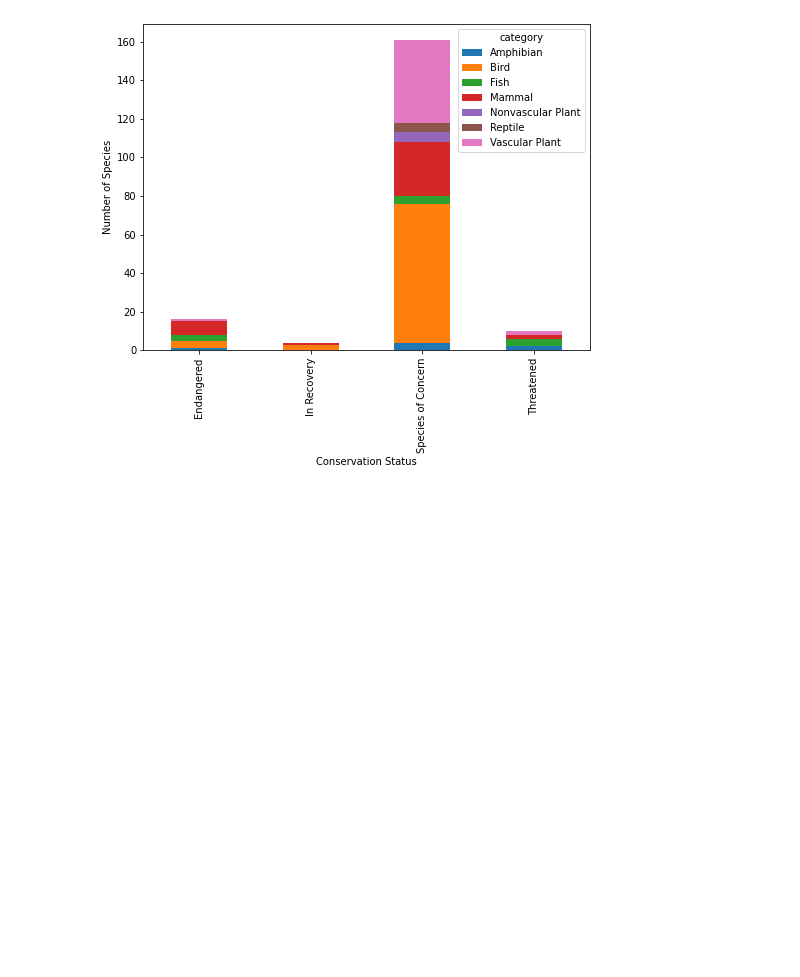
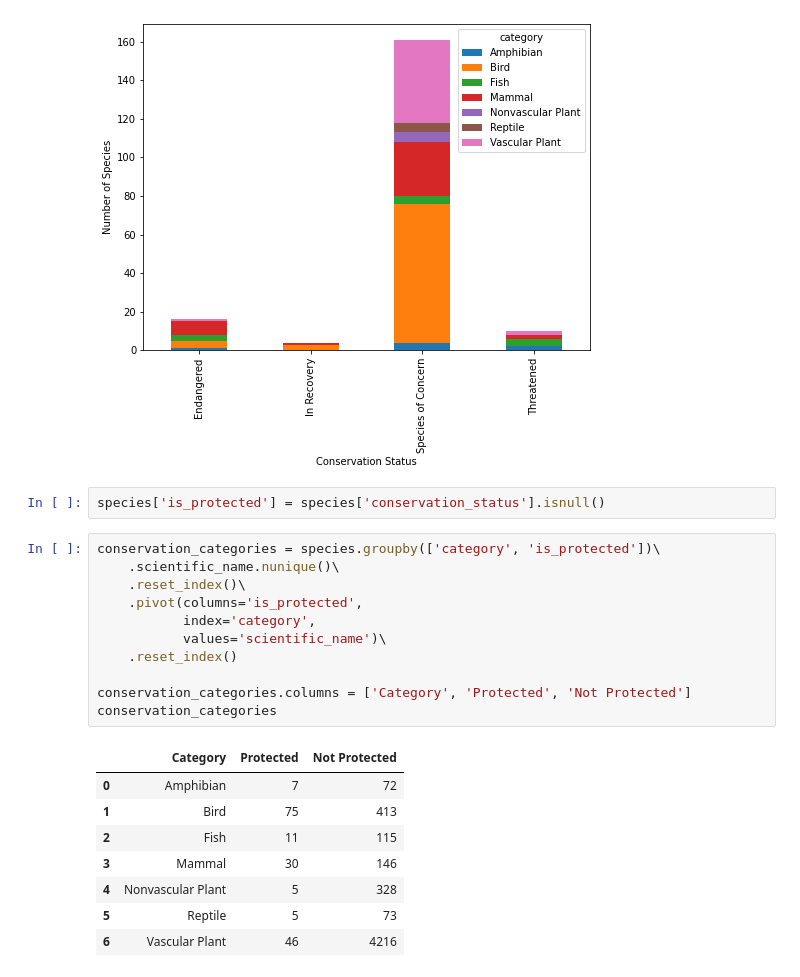
Before and after one commit to roberthallds/national-park-biodiversity, a Jupyter notebook: project.ipynb, the cells around one changed output. Drawn from its saved outputs; the diff is of its cells as text; blank space fills up the shorter version.

```diff
--- a/project.ipynb
+++ b/project.ipynb
@@ -100,3 +100,25 @@ ax.set_ylabel('Number of Species')
 # %% [output]
 Text(0, 0.5, 'Number of Species')
 [figure]
+# %%
+species['is_protected'] = species['conservation_status'].isnull()
+# %%
+conservation_categories = species.groupby(['category', 'is_protected'])\
+    .scientific_name.nunique()\
+    .reset_index()\
+    .pivot(columns='is_protected',
+           index='category',
+           values='scientific_name')\
+    .reset_index()
+
+conservation_categories.columns = ['Category', 'Protected', 'Not Protected']
+conservation_categories
+# %% [output]
+|  | Category | Protected | Not Protected |
+| 0 | Amphibian | 7 | 72 |
+| 1 | Bird | 75 | 413 |
+| 2 | Fish | 11 | 115 |
+| 3 | Mammal | 30 | 146 |
+| 4 | Nonvascular Plant | 5 | 328 |
+| 5 | Reptile | 5 | 73 |
+| 6 | Vascular Plant | 46 | 4216 |
```
